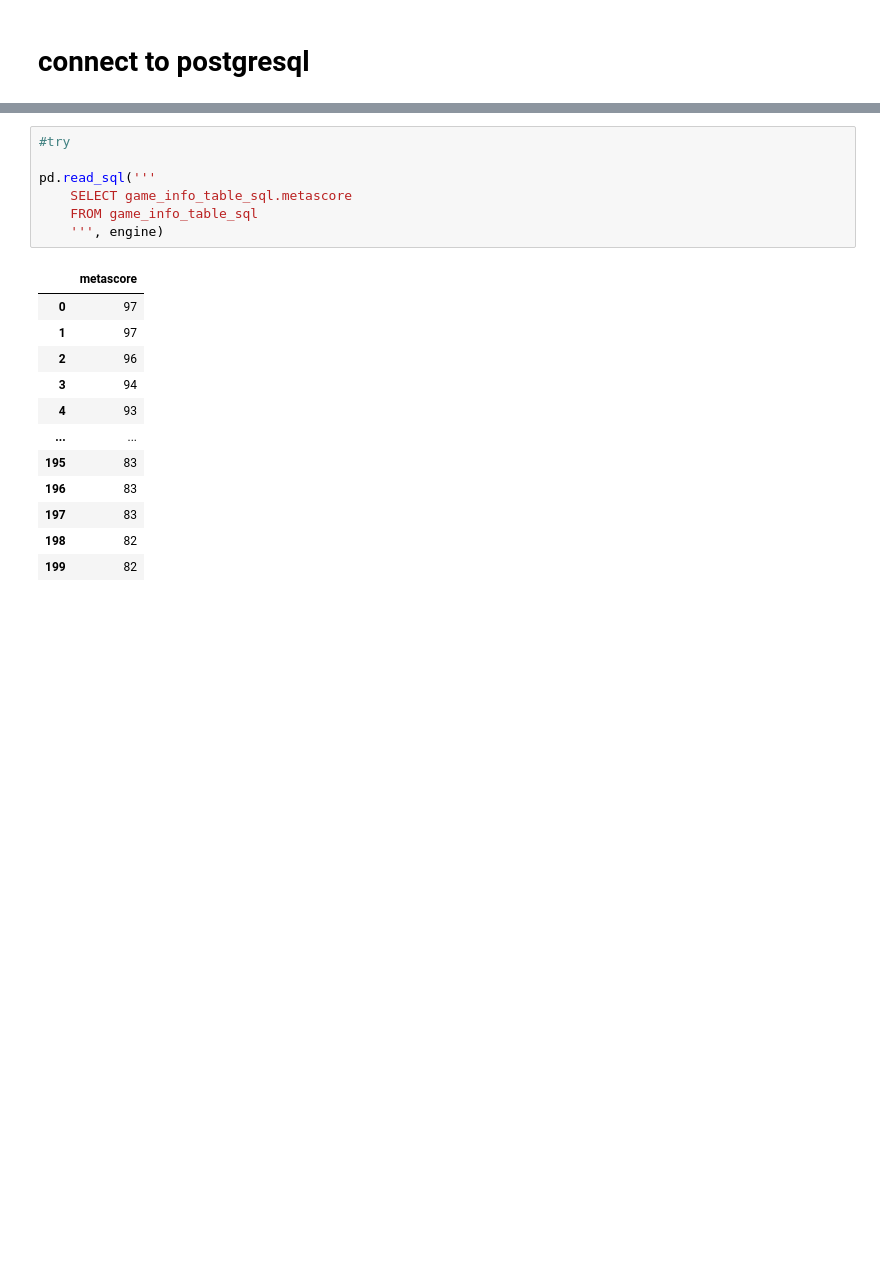
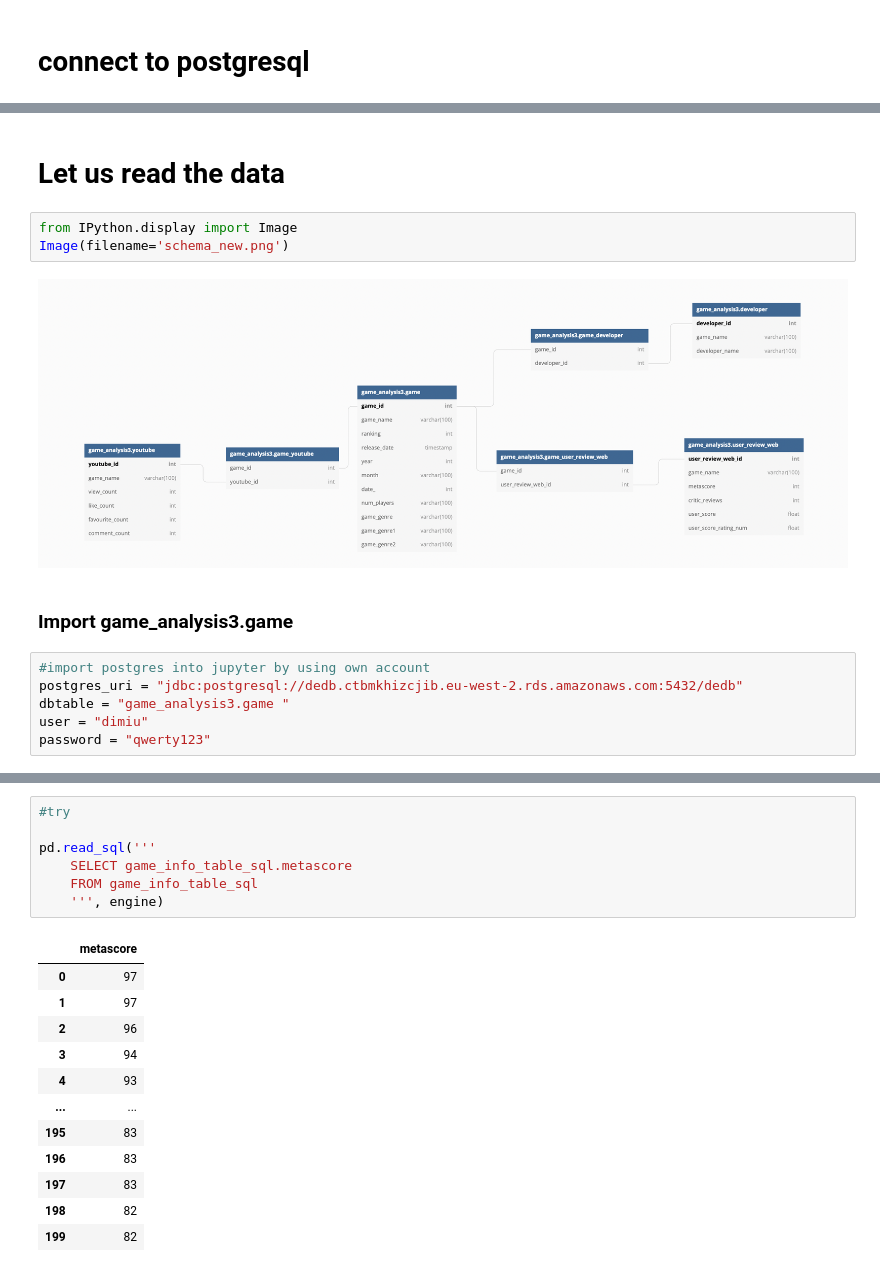
Before and after one commit to dmiao123/DE-Individual-, a Jupyter notebook: Python Work/DE Individual .ipynb, the cells around one changed output, grey strips where cells are left out. Saved outputs shown, nothing was run; the diff lists cells and outputs as text; blank space fills up the shorter version.

```diff
--- a/Python Work/DE Individual .ipynb
+++ b/Python Work/DE Individual .ipynb
@@ -848,0 +1110,15 @@ game_info_table.to_sql(name = 'game_info_table_sql', con=engine, index=1, if_exi
+# %% [markdown]
+# Let us read the data
+# %%
+from IPython.display import Image
+Image(filename='schema_new.png')
+# %% [output]
+[figure, added]
+# %% [markdown]
+### Import game_analysis3.game
+# %%
+#import postgres into jupyter by using own account
+postgres_uri = "jdbc:postgresql://dedb.ctbmkhizcjib.eu-west-2.rds.amazonaws.com:5432/dedb"
+dbtable = "game_analysis3.game "
+user = "dimiu"
+password = "qwerty123"
```
Also changed, not shown: parts of 80 cells of this notebook.
